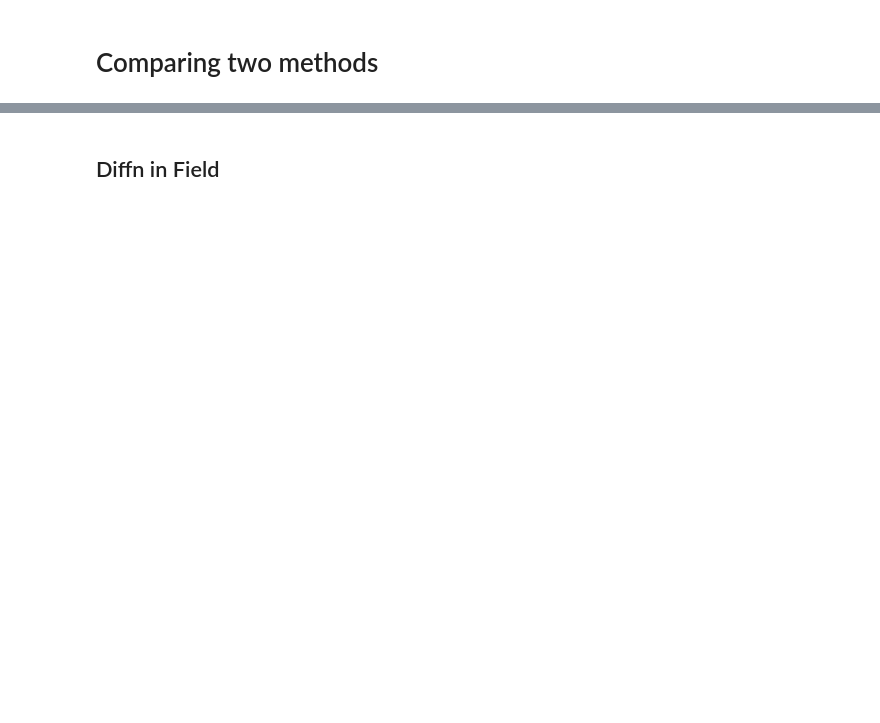
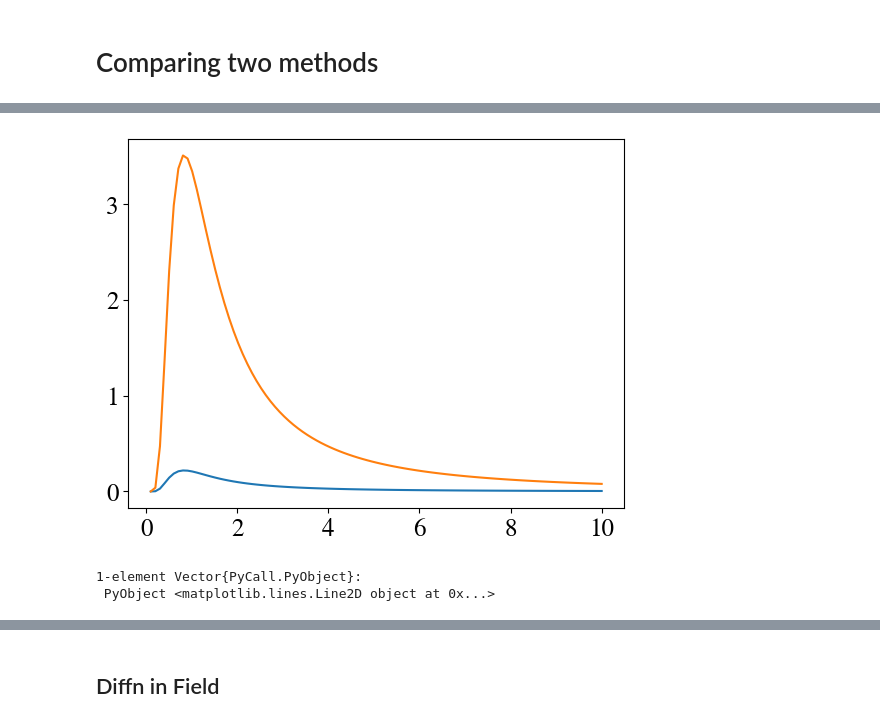
Before and after one commit to EmilySRichards/KineticMonteCarlo, a Jupyter notebook: PROJECT/figures.ipynb, the cells around one changed output, grey strips where cells are left out. Drawn from its saved outputs; the diff is of its cells as text; code cells hidden in the pictures; blank space fills up the shorter version.

```diff
--- a/PROJECT/figures.ipynb
+++ b/PROJECT/figures.ipynb
@@ -199,3 +213,10 @@ savefig("figs/" * Variable * ".pdf")
+# %%
+plot(Tfit, HeatCapacity(Tfit, 0, z))
+plot(Tfit, 2/z .* (8 ./ Tfit).^2 .* ExcitationDensity(Tfit, 0, z) .* (1 .- AllExcitationDensity(Tfit, 0, z)))
+# %% [output]
+[figure, added]
+1-element Vector{PyCall.PyObject}:
+ PyObject <matplotlib.lines.Line2D object at 0x...>
 # %%
 print(2 / log(prod(load(file, "Size"))))
 # %% [output]
```
Also changed, not shown: parts of 20 cells of this notebook, 3 other files.
